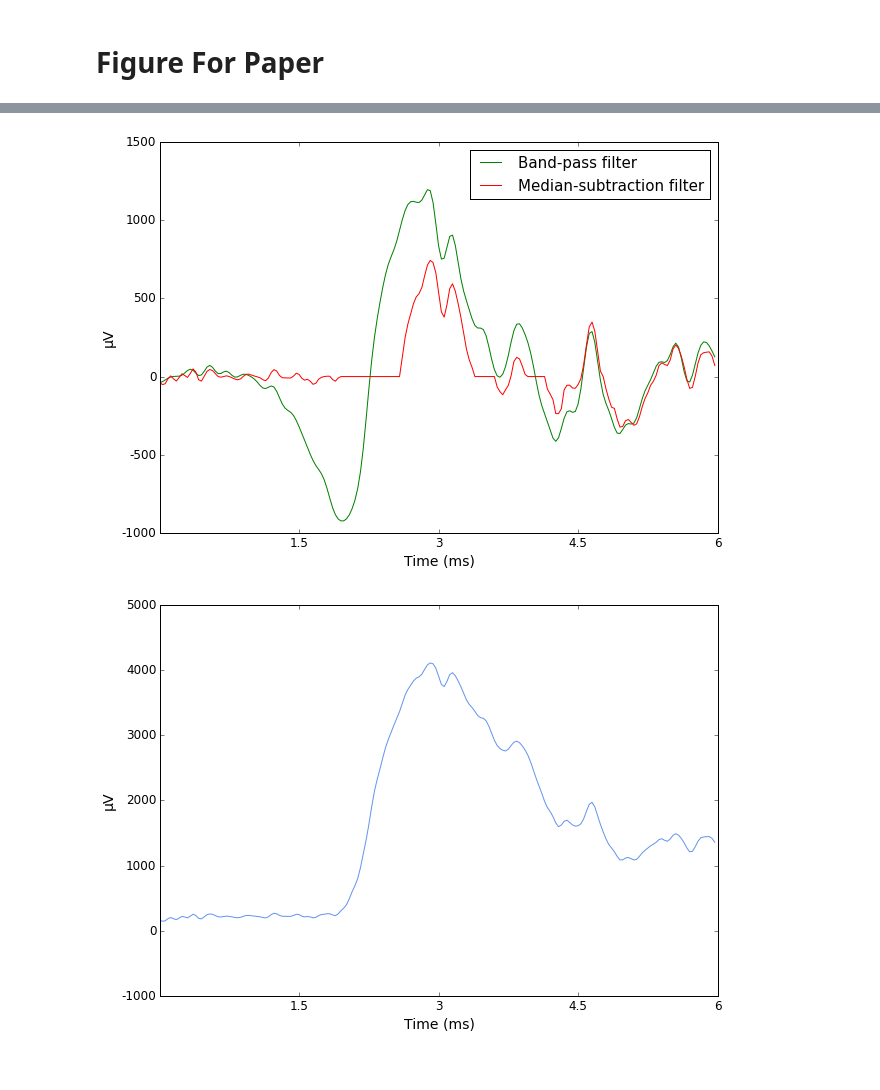
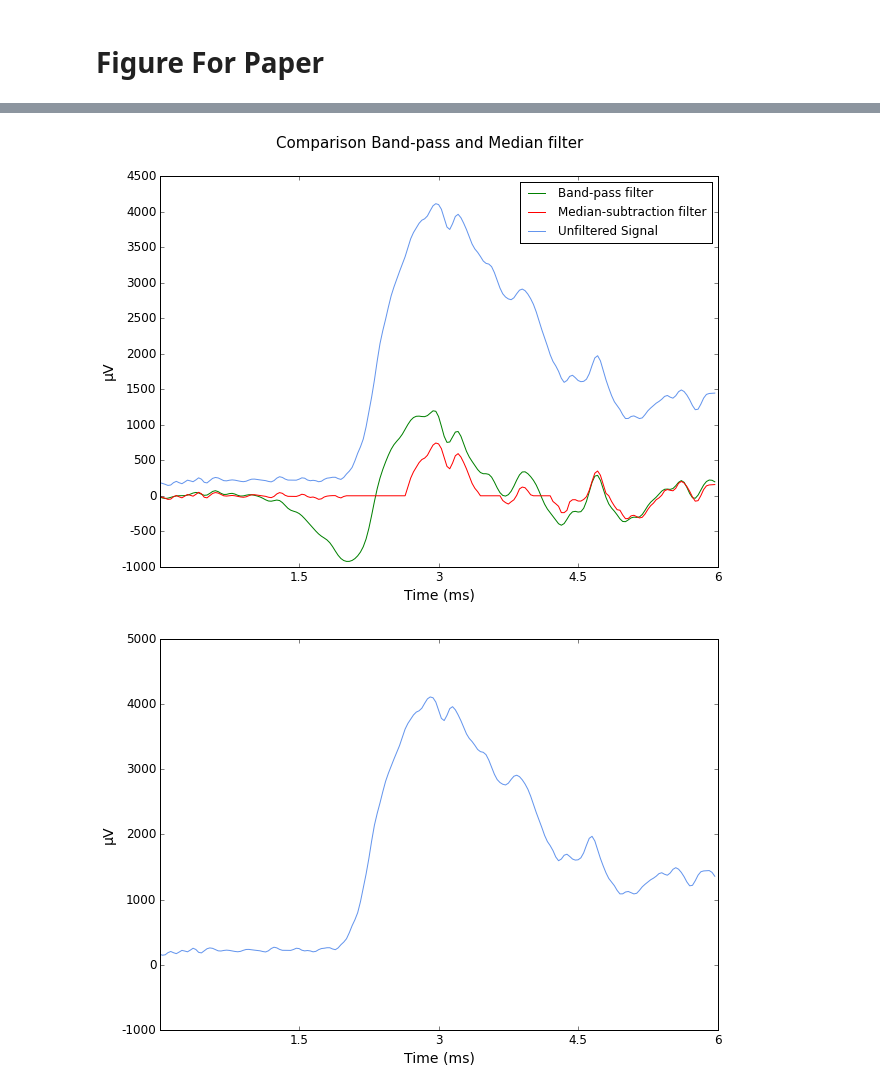
Before and after one commit to ktakagaki/kt-2015-DSPHandsOn, a Jupyter notebook: MedianFilter/Python/09. FIR Filter and redesigning figures/FIR Filter, Redesign.ipynb, the cells around one changed output, grey strips where cells are left out. Drawn from its saved outputs; the diff is of its cells as text; code cells hidden in the pictures.

```diff
--- a/MedianFilter/Python/09. FIR Filter and redesigning figures/FIR Filter, Redesign.ipynb
+++ b/MedianFilter/Python/09. FIR Filter and redesigning figures/FIR Filter, Redesign.ipynb
@@ -13,4 +11,6 @@ sessionfolder = 'C:\\Users\\Dowa\\Desktop\\Hiwi\\Single CSC File'
 # %%
+#Load Neuralynx CSC file, specify the sessionfolder where the csc file is saved.
+sessionfolder = 'D:\Hiwi\Single CSC File'
 NIO = NeuralynxIO(sessiondir = sessionfolder, cachedir = sessionfolder)
 block = NIO.read_block()
 seg = block.segments[0]
@@ -158,29 +204,32 @@ plt.savefig("Medianfilter", dpi = 600, format = "jpg")
 # %%
 parameters()
 plt.figure(figsize=(10,7))
 x = [50, 100, 150, 200]
 labelsx = ["1.5", "3", "4.5", "6"]
 
-y = [-0.00010, -0.00005, 0, 0.00005, 0.00010, 0.00015]
-labelsy = ["-1000", "-500", "0", "500", "1000", "1500"]
+y = [-0.00010, -0.00005, 0, 0.00005, 0.00010, 0.00015, 0.0002, 0.00025, 0.0003, 0.00035, 0.0004, 0.00045]
+labelsy = ["-1000", "-500", "0", "500", "1000", "1500", "2000", "2500", "3000", "3500", "4000", "4500"]
 
 axes = plt.gca()
 axes.set_xlim([0,200])
-axes.set_ylim([0.0001,0.00015])
+axes.set_ylim([0.0001,0.00045])
 
 plt.xticks(x,labelsx)
 plt.yticks(y,labelsy)
+plt.suptitle('Comparison Band-pass and Median filter', fontsize = 15)
 
 plt.xlabel("Time (ms)")
 plt.ylabel(u"µV")
 
-plt.plot(new_bandpass_filtered_data[36075:36275], color = 'green')
-plt.plot(new_medfilt_data[36000:36200], color = 'red')
+plt.plot(new_bandpass_filtered_data[10985:11185], color = 'green')
+plt.plot(new_medfilt_data[10910:11110], color = 'red')
+plt.plot(csc[10910:11110], color = "cornflowerblue")
 
-legend = plt.legend(["Band-pass filter", "Median-subtraction filter"], loc=1);
+
+legend = plt.legend(["Band-pass filter", "Median-subtraction filter","Unfiltered Signal"], loc=0, fontsize = 12);
 plt.savefig("Comparrison", dpi = 600, format = "jpg")
 # %% [output]
-[figure, old version]
+[figure, new version]
 # %%
 parameters()
 plt.figure(figsize=(10,7))
```
Also changed, not shown: parts of 19 cells of this notebook, 9 other files.
